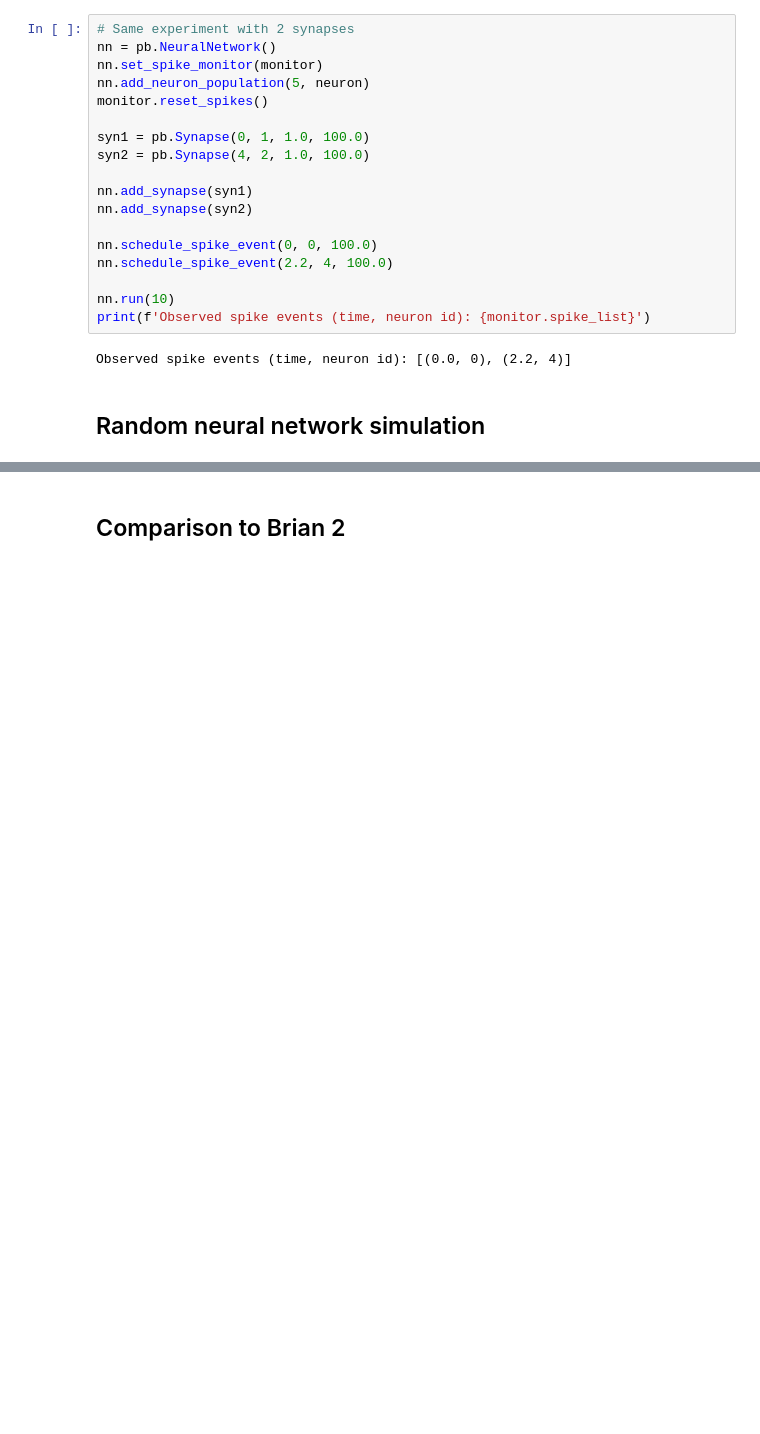
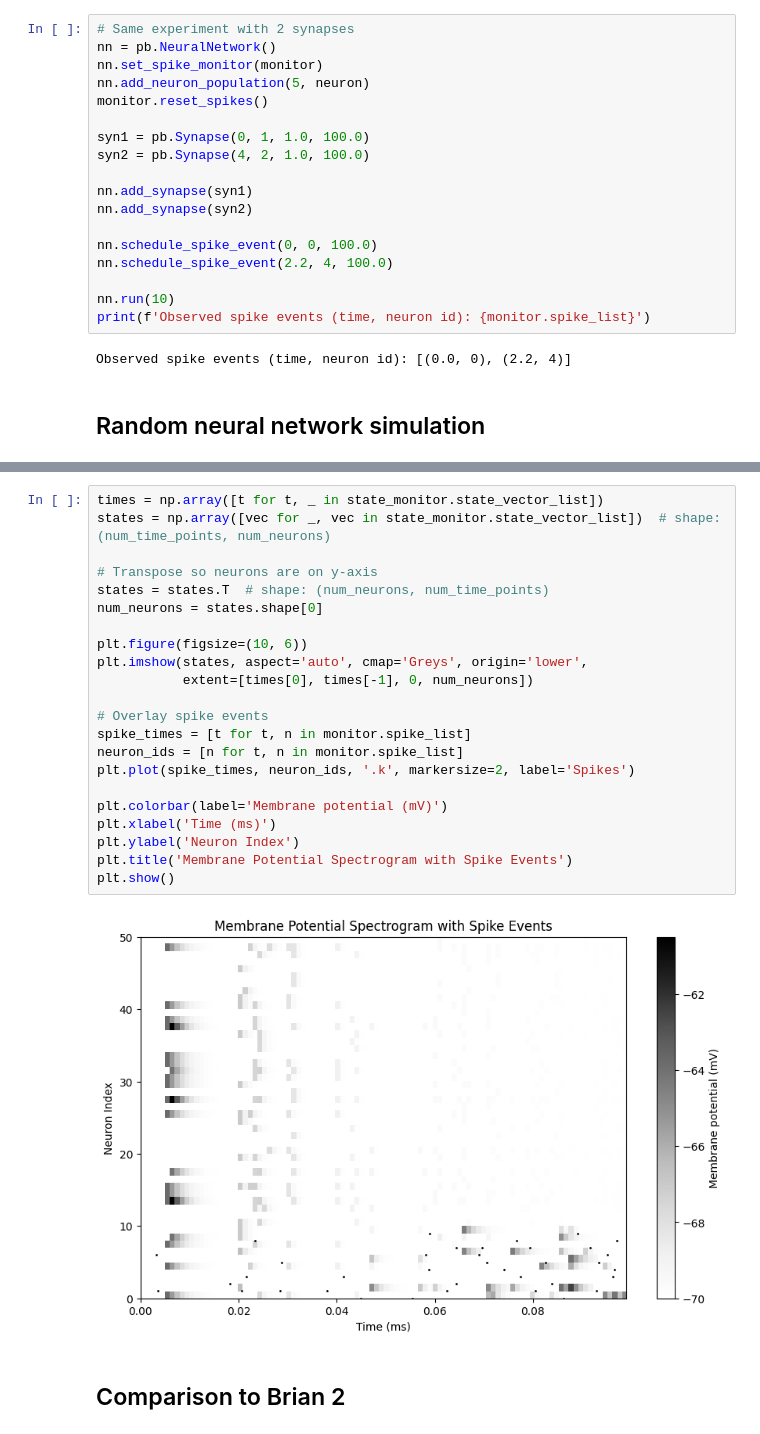
Before and after one commit to Eric-OG/snnblaze, a Jupyter notebook: examples/simple_network.ipynb, the cells around one changed output, grey strips where cells are left out. Drawn from its saved outputs; the diff is of its cells as text; blank space fills up the shorter version.

```diff
--- a/examples/simple_network.ipynb
+++ b/examples/simple_network.ipynb
@@ -174,3 +185,27 @@ plt.show()
+# %%
+times = np.array([t for t, _ in state_monitor.state_vector_list])
+states = np.array([vec for _, vec in state_monitor.state_vector_list])  # shape: (num_time_points, num_neurons)
+
+# Transpose so neurons are on y-axis
+states = states.T  # shape: (num_neurons, num_time_points)
+num_neurons = states.shape[0]
+
+plt.figure(figsize=(10, 6))
+plt.imshow(states, aspect='auto', cmap='Greys', origin='lower',
+           extent=[times[0], times[-1], 0, num_neurons])
+
+# Overlay spike events
+spike_times = [t for t, n in monitor.spike_list]
+neuron_ids = [n for t, n in monitor.spike_list]
+plt.plot(spike_times, neuron_ids, '.k', markersize=2, label='Spikes')
+
+plt.colorbar(label='Membrane potential (mV)')
+plt.xlabel('Time (ms)')
+plt.ylabel('Neuron Index')
+plt.title('Membrane Potential Spectrogram with Spike Events')
+plt.show()
+# %% [output]
+[figure, added]
 # %% [markdown]
 ## Comparison to Brian 2
 # %%
```
Also changed, not shown: parts of 8 cells of this notebook, 9 other files.
